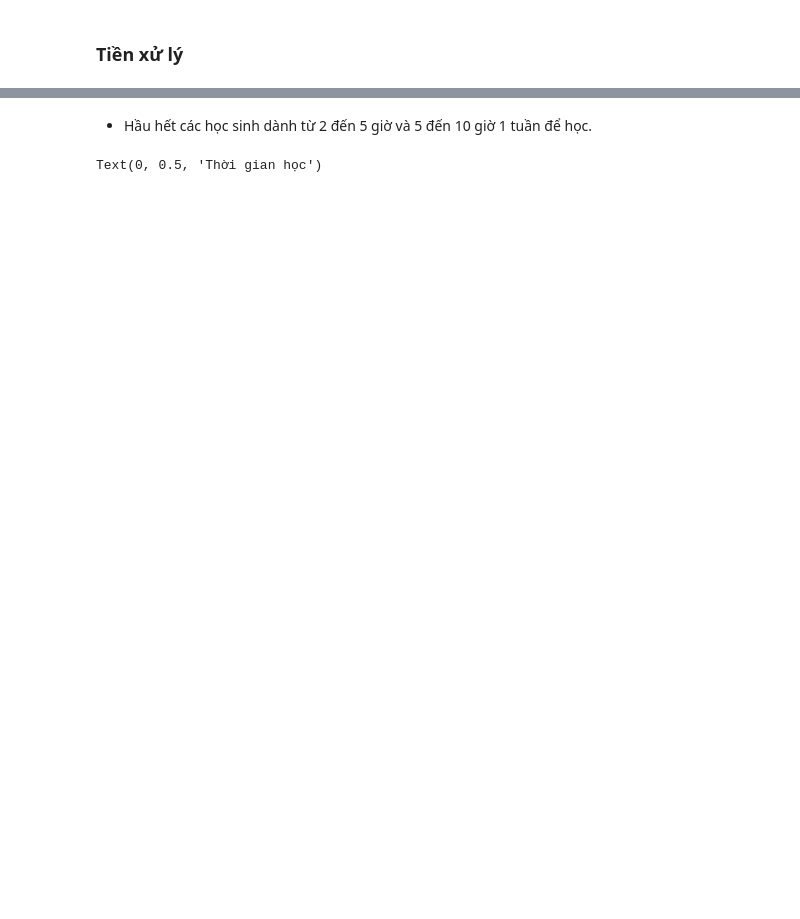
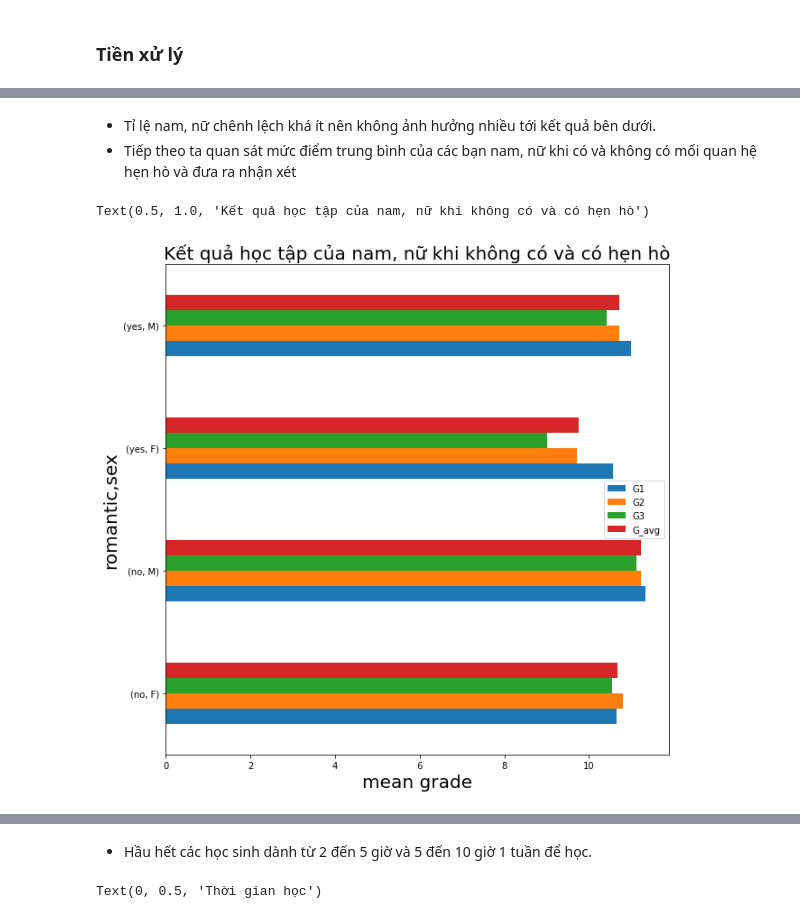
Before and after one commit to ngohuudang/P4DS_FinalProject, a Jupyter notebook: final.ipynb, the cells around one changed output, grey strips where cells are left out. Saved outputs shown, nothing was run; the diff lists cells and outputs as text; code cells hidden in the pictures; blank space fills up the shorter version.

```diff
--- a/final.ipynb
+++ b/final.ipynb
@@ -312,0 +278,14 @@ student_mat_df['studytime'] = student_mat_df['studytime'].replace({
+# %% [markdown]
+- Tỉ lệ nam, nữ chênh lệch khá ít nên không ảnh hưởng nhiều tới kết quả bên dưới.
+- Tiếp theo ta quan sát mức điểm trung bình của các bạn nam, nữ khi có và không có mối quan hệ hẹn hò và đưa ra nhận xét
+# %%
+table = pd.pivot_table(data=student_df,index=['romantic','sex'])
+p = table[["G1","G2","G3","G_avg"]].plot(kind='barh')
+plt.gcf().set_size_inches(10,10)
+p.set_xlabel("mean grade",fontsize = 20)
+p.set_ylabel("romantic,sex", fontsize = 20)
+plt.title("Kết quả học tập của nam, nữ khi không có và có hẹn hò",
+         fontsize = 20)
+# %% [output]
+Text(0.5, 1.0, 'Kết quả học tập của nam, nữ khi không có và có hẹn hò')
+[figure, added]
```
Also changed, not shown: parts of 72 cells of this notebook.
